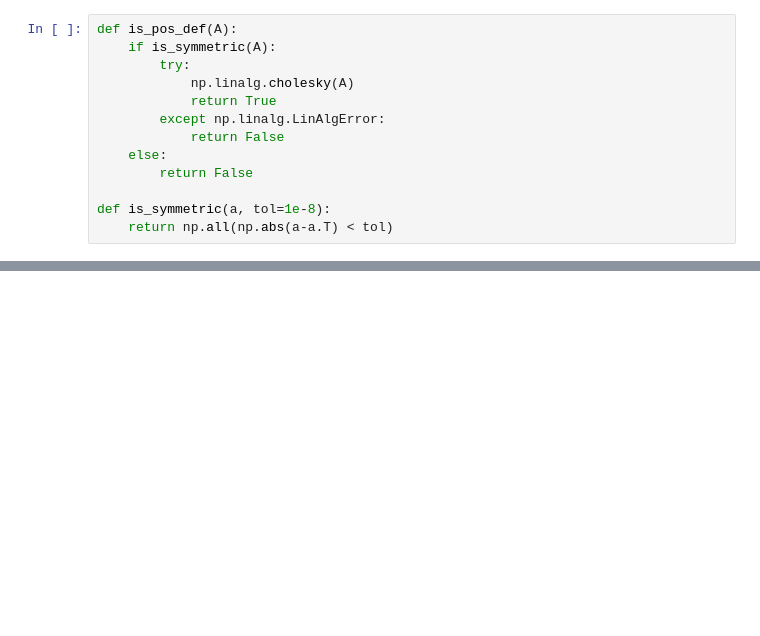
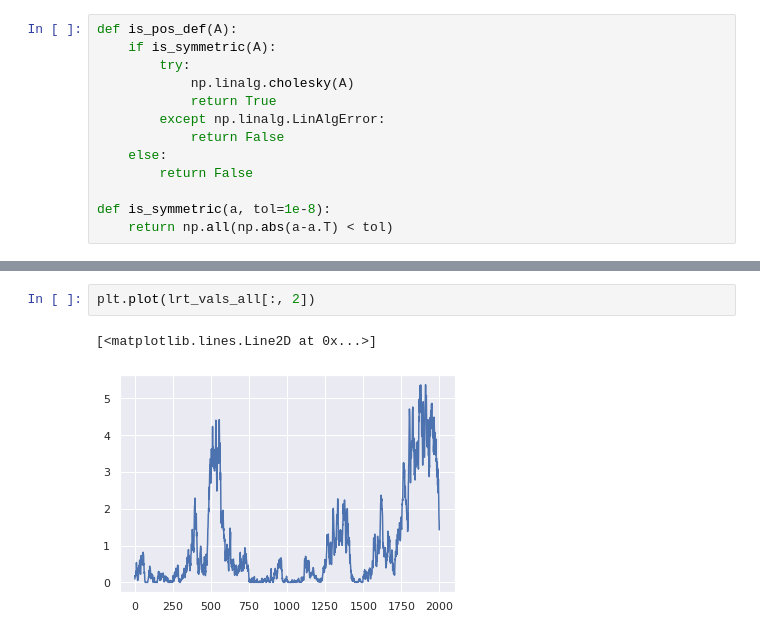
Before and after one commit to spaceonion1001/LD-CPD, a Jupyter notebook: notebooks/LRT_Sims.ipynb, the cells around one changed output, grey strips where cells are left out. Drawn from its saved outputs; the diff is of its cells as text; blank space fills up the shorter version.

```diff
--- a/notebooks/LRT_Sims.ipynb
+++ b/notebooks/LRT_Sims.ipynb
@@ -203,0 +427,5 @@ def cluster_precision(precision):
+# %%
+plt.plot(lrt_vals_all[:, 2])
+# %% [output]
+[<matplotlib.lines.Line2D at 0x...>]
+[figure, added]
```
Also changed, not shown: parts of 50 cells of this notebook, 3 other files.
